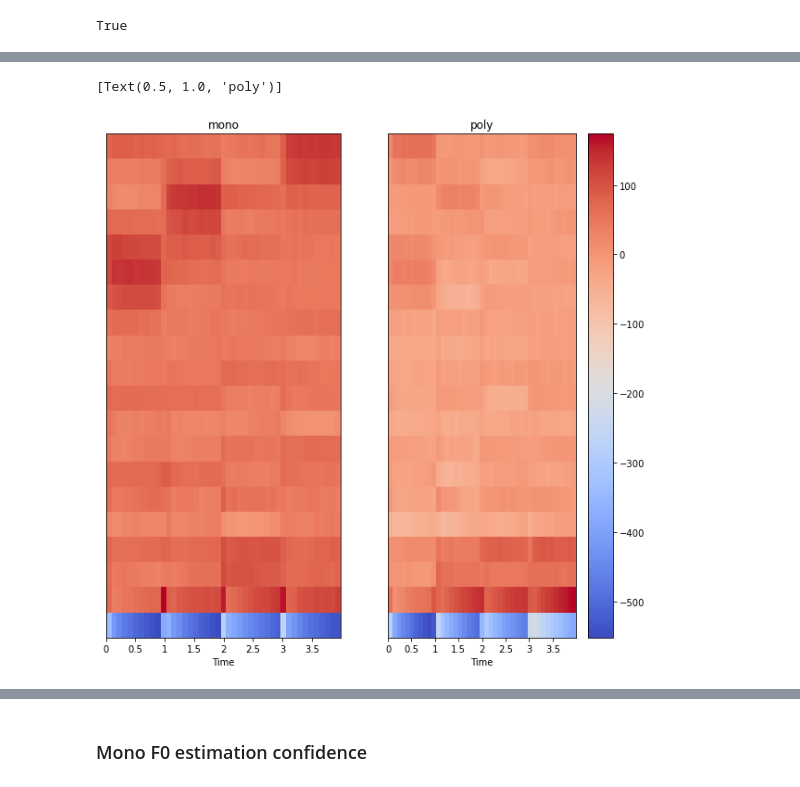
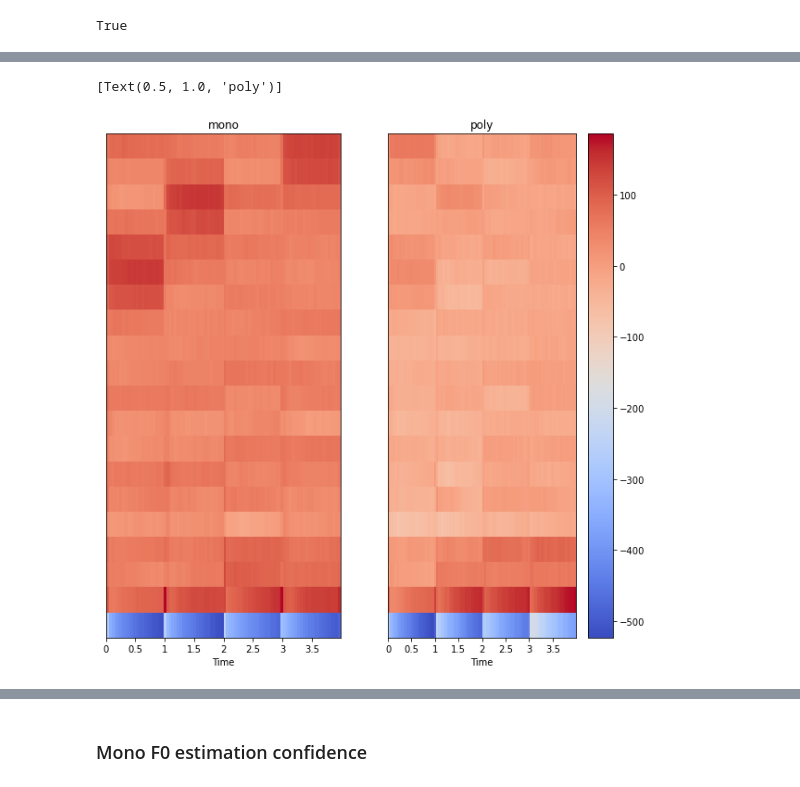
Before and after one commit to jwang44/GuitarPro-Stuff, a Jupyter notebook: poly_detect.ipynb, the cells around one changed output, grey strips where cells are left out. Cells and saved outputs as stored; diff of their text form; code cells hidden in the pictures.

Commit message:
use mfcc to train classifier, and add doc

```diff
--- a/poly_detect.ipynb
+++ b/poly_detect.ipynb
@@ -224,7 +215,7 @@ mono_data = np.concatenate(features_with_label, axis=1)
 print(mono_data.shape) # (21, 626587)
 np.savez_compressed("/content/drive/MyDrive/THESIS CODE/mono_mfcc.npz", mono_data)
 # %%
-# frame-level features: mel-spectrum (compute via mel-spectrogram)
+# frame-level features: MFCC (compute via MFCC)
 FRAME_SIZE = 2048
 HOP_SIZE = 2048
 POLY_LABEL = 1
@@ -255,7 +246,7 @@ for file in glob.glob(os.path.join(POLY_SEGMENTS_DIR, "*.wav")):
     mfcc = np.delete(mfcc, columns_to_delete, axis=1)
     print(f"deleted {len(columns_to_delete)} empty frames")
     # one for poly
-    label = np.ones((1, mel_spec.shape[1]))
+    label = np.ones((1, mfcc.shape[1]))
     feature_with_label = np.append(mfcc, label, axis=0)
     features_with_label.append(feature_with_label)
 
@@ -377,7 +368,7 @@ FRAME_SIZE = 2048
 HOP_SIZE = 2048
 F_MAX = 8000
 
-y, sr = librosa.load("notes.wav")
+y, sr = librosa.load("notes.wav", sr=None, mono=True)
 mfcc1 = librosa.feature.mfcc(y, sr, n_fft=FRAME_SIZE, hop_length=HOP_SIZE, center=False, fmax=F_MAX)
 
 S = librosa.feature.melspectrogram(y, sr, n_fft=FRAME_SIZE, hop_length=HOP_SIZE, center=False, fmax=F_MAX)
@@ -389,3 +380,16 @@ np.array_equal(mfcc1, mfcc2)
 True
 # %%
 plt.rcParams["figure.figsize"] = (10, 10)
+# %%
+y, sr = librosa.load("notes.wav", sr=None, mono=True)
+mfcc_mono = librosa.feature.mfcc(y, sr, n_fft=FRAME_SIZE, n_mfcc=40, hop_length=HOP_SIZE, center=False, fmax=F_MAX)
+y, sr = librosa.load("chords.wav", sr=None, mono=True)
+mfcc_poly = librosa.feature.mfcc(y, sr, n_fft=FRAME_SIZE, n_mfcc=40, hop_length=HOP_SIZE, center=False, fmax=F_MAX)
+
+fig, axs = plt.subplots(1, 2)
+mono_img = librosa.display.specshow(mfcc_mono, x_axis='time', hop_length=HOP_SIZE, sr=sr, fmax=F_MAX, ax=axs[0])
+poly_img = librosa.display.specshow(mfcc_poly, x_axis='time', hop_length=HOP_SIZE, sr=sr, fmax=F_MAX, ax=axs[1])
+# fig.colorbar(mono_img, ax=axs[0])
+fig.colorbar(poly_img, ax=axs[1])
+axs[0].set(title='mono')
+axs[1].set(title='poly')
@@ -391,0 +399,12 @@ plt.rcParams["figure.figsize"] = (10, 10)
+# %%
+y, sr = librosa.load("ebgd.wav", sr=None, mono=True)
+mfcc_mono = librosa.feature.mfcc(y, sr, n_fft=FRAME_SIZE, n_mfcc=80, hop_length=HOP_SIZE, center=False, fmax=F_MAX)
+y, sr = librosa.load("ebgd_chord.wav", sr=None, mono=True)
+mfcc_poly = librosa.feature.mfcc(y, sr, n_fft=FRAME_SIZE, n_mfcc=80, hop_length=HOP_SIZE, center=False, fmax=F_MAX)
+
+fig, axs = plt.subplots(1, 2)
+mono_img = librosa.display.specshow(mfcc_mono, x_axis='time', hop_length=HOP_SIZE, sr=sr, fmax=F_MAX, ax=axs[0])
+poly_img = librosa.display.specshow(mfcc_poly, x_axis='time', hop_length=HOP_SIZE, sr=sr, fmax=F_MAX, ax=axs[1])
+fig.colorbar(poly_img, ax=axs[1])
+axs[0].set(title='mono')
+axs[1].set(title='poly')
@@ -392,16 +414,16 @@ plt.rcParams["figure.figsize"] = (10, 10)
 # %%
-y, sr = librosa.load("notes.wav")
+y, sr = librosa.load("notes.wav", sr=None, mono=True)
 mfcc_mono = librosa.feature.mfcc(y, sr, n_fft=FRAME_SIZE, hop_length=HOP_SIZE, center=False, fmax=F_MAX)
-y, sr = librosa.load("chords.wav")
+y, sr = librosa.load("chords.wav", sr=None, mono=True)
 mfcc_poly = librosa.feature.mfcc(y, sr, n_fft=FRAME_SIZE, hop_length=HOP_SIZE, center=False, fmax=F_MAX)
 
 fig, axs = plt.subplots(1, 2)
 mono_img = librosa.display.specshow(mfcc_mono, x_axis='time', hop_length=HOP_SIZE, sr=sr, fmax=F_MAX, ax=axs[0])
 poly_img = librosa.display.specshow(mfcc_poly, x_axis='time', hop_length=HOP_SIZE, sr=sr, fmax=F_MAX, ax=axs[1])
 fig.colorbar(poly_img, ax=axs[1])
 axs[0].set(title='mono')
 axs[1].set(title='poly')
 # %% [output]
 [Text(0.5, 1.0, 'poly')]
-[figure, old version]
+[figure, new version]
 # %%
```
Also changed, not shown: parts of 36 cells of this notebook.
